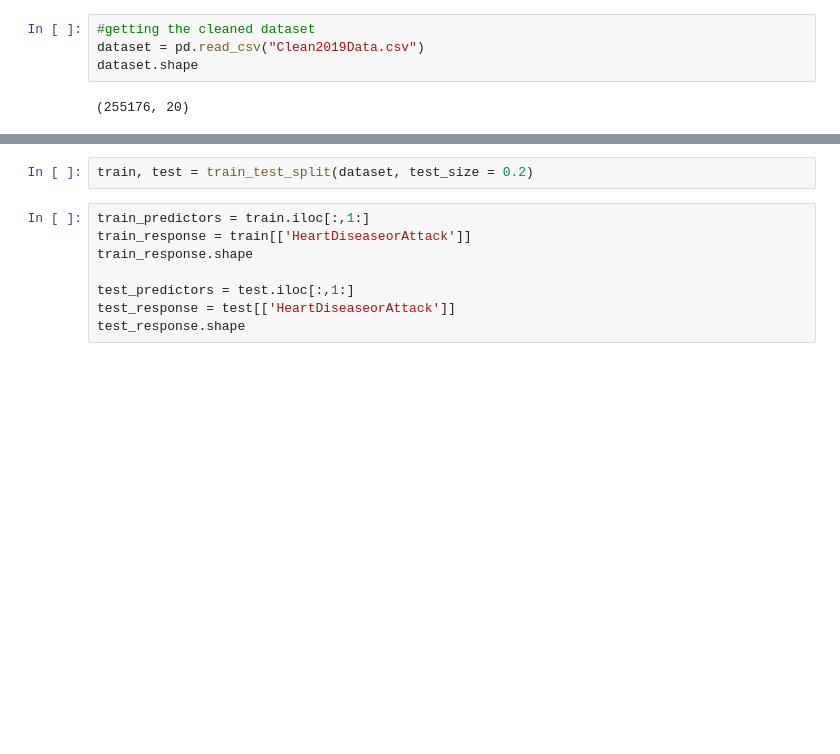
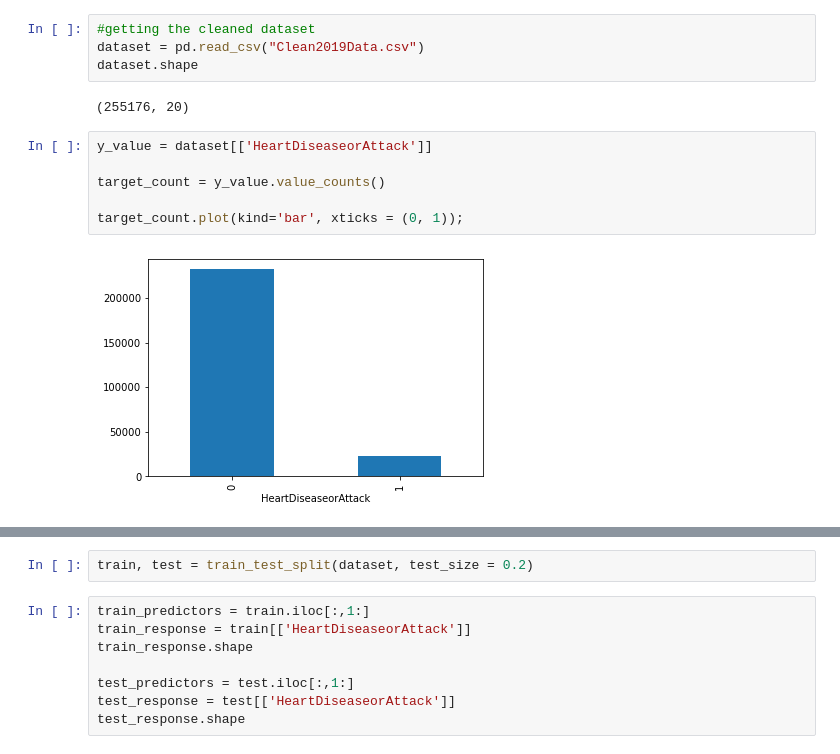
Before and after one commit to crockie/Heart-Disease-Predictor, a Jupyter notebook: DSAIprojectML_V4.ipynb, the cells around one changed output, grey strips where cells are left out. Cells and saved outputs as stored; diff of their text form; blank space fills up the shorter version.

```diff
--- a/DSAIprojectML_V4.ipynb
+++ b/DSAIprojectML_V4.ipynb
@@ -17,3 +17,11 @@ dataset = pd.read_csv("Clean2019Data.csv")
 dataset.shape
 # %% [output]
 (255176, 20)
+# %%
+y_value = dataset[['HeartDiseaseorAttack']]
+
+target_count = y_value.value_counts()
+
+target_count.plot(kind='bar', xticks = (0, 1));
+# %% [output]
+[figure, added]
```
Also changed, not shown: parts of 60 cells of this notebook.
